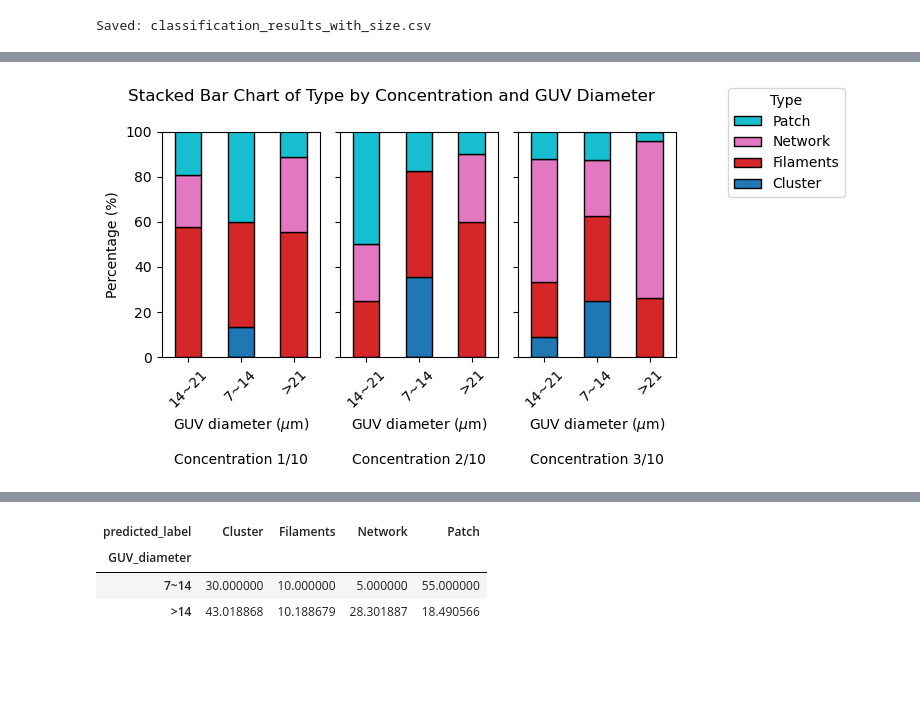
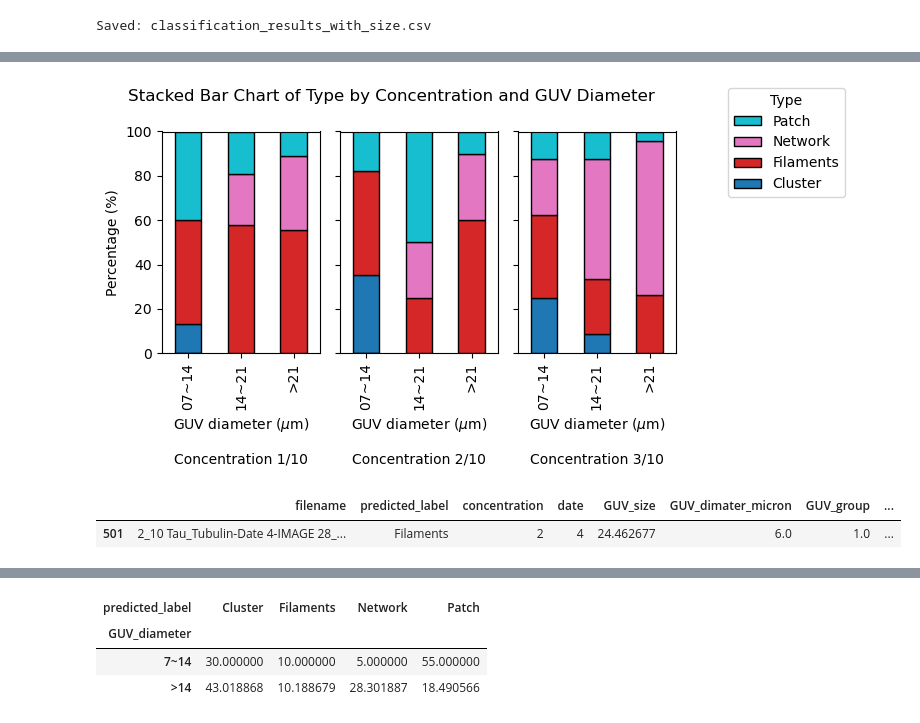
Before and after one commit to Center-for-Living-Systems/mt_structure_classification, a Jupyter notebook: notebooks/MT_classification_apply.ipynb, the cells around one changed output, grey strips where cells are left out. Saved outputs shown, nothing was run; the diff lists cells and outputs as text; code cells hidden in the pictures; blank space fills up the shorter version.

```diff
--- a/notebooks/MT_classification_apply.ipynb
+++ b/notebooks/MT_classification_apply.ipynb
@@ -238,3 +266,9 @@ plot_training_images_by_label(df, image_dir, "training_panels")
+# %%
+test_csv = "/mnt/d/lding/CLS/mousumiLiuDinner/classification_results_con_date.csv"
+
+df = pd.read_csv(test_csv)
+
+df_filtered = df[df['predicted_label'] != 'ZZZ']
 # %%
 df
 # %% [output]
@@ -334,7 +330,7 @@ print("Saved: classification_results_with_size.csv")
 # %% [output]
 Saved: classification_results_with_size.csv
 # %%
-df["GUV_dimater_micron"] = np.ceil(df["GUV_size"]*0.2355)
+df["GUV_dimater_micron"] = (df["GUV_size"]*0.2355)
 df["GUV_group"] = np.ceil(df["GUV_dimater_micron"]/7).clip(upper=4)
-group_labels = {1: "0~7", 2: "7~14", 3: "14~21",4:">21"}
+group_labels = {1: "00~07", 2: "07~14", 3: "14~21",4:">21"}
 df["GUV_diameter"] = df["GUV_group"].replace(group_labels)
@@ -440,7 +357,7 @@ import pandas as pd
 import matplotlib.pyplot as plt
 
 # Filter out unwanted label
-df_filtered = df[df['predicted_label'] != 'ZZZ']
+df_filtered = df_123[df_123['predicted_label'] != 'ZZZ']
 
 # Parameters
 concentrations = [1, 2, 3]
@@ -456,32 +373,37 @@ for i, conc in enumerate(concentrations):
 
     # Count and normalize
     count_df = sub_df.groupby(['GUV_diameter', 'predicted_label']).size().unstack(fill_value=0)
     percentage_df = count_df.div(count_df.sum(axis=1), axis=0) * 100
 
     # Plot
     percentage_df.plot(
         kind='bar',
         stacked=True,
         colormap=colors,
         edgecolor='black',
         ax=ax[i]
     )
 
     ax[i].set_ylim(0, 100)
-    ax[i].set_xticklabels(ax[i].get_xticklabels(), rotation=45, ha='center')
+    # ax[i].set_xticklabels(ax[i].get_xticklabels(), rotation=45, ha='center')
     ax[i].set_xlabel(f'GUV diameter ($\\mu$m)\n\nConcentration {conc}/10')
     ax[i].legend().set_visible(False)
 
 # Common settings
 ax[0].set_ylabel('Percentage (%)')
 fig.suptitle('Stacked Bar Chart of Type by Concentration and GUV Diameter')
 
 # Legend (in desired order)
 handles, labels = ax[0].get_legend_handles_labels()
 ordered_handles = [handles[labels.index(l)] for l in desired_order]
 fig.legend(ordered_handles, desired_order, title="Type", bbox_to_anchor=(1.05, 1), loc='upper left')
 
 plt.tight_layout()
 plt.show()
 # %% [output]
-[figure, old version]
+[figure, new version]
+# %%
+df_filtered[df_filtered['GUV_diameter']=="00~07"]
+# %% [output]
+|  | filename | predicted_label | concentration | date | GUV_size | GUV_dimater_micron | GUV_group | ... |
+| 501 | 2_10 Tau_Tubulin-Date 4-IMAGE 28_... | Filaments | 2 | 4 | 24.462677 | 6.0 | 1.0 | ... |
```
Also changed, not shown: parts of 17 cells of this notebook, 1 other file.
